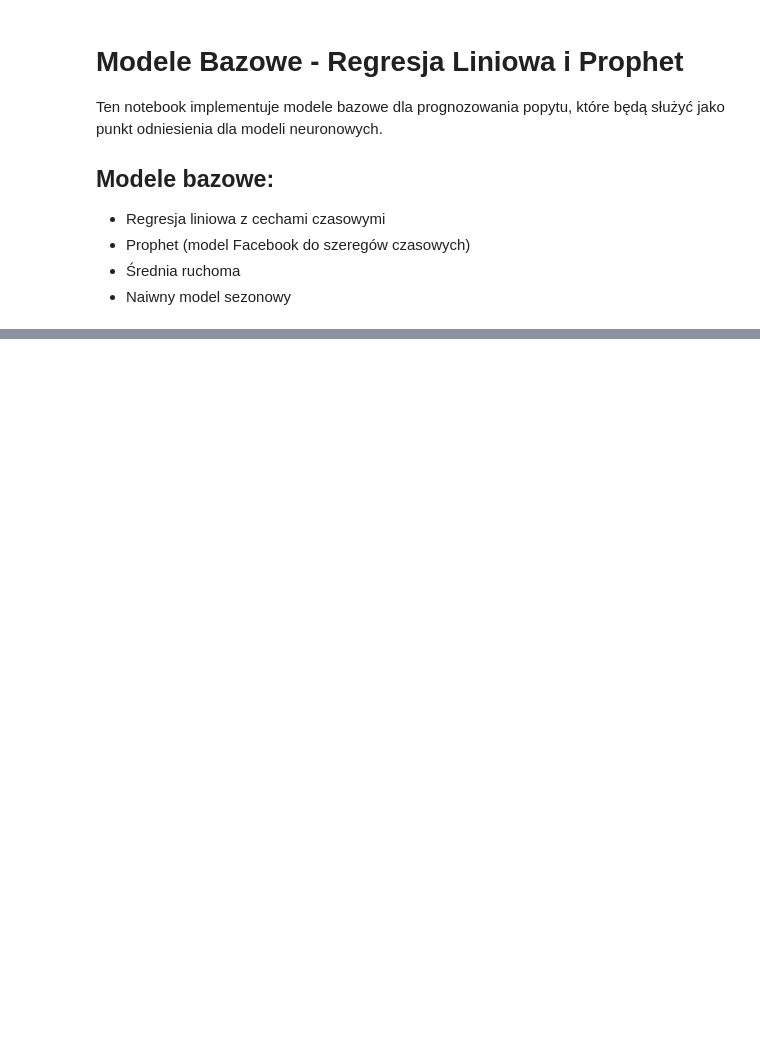
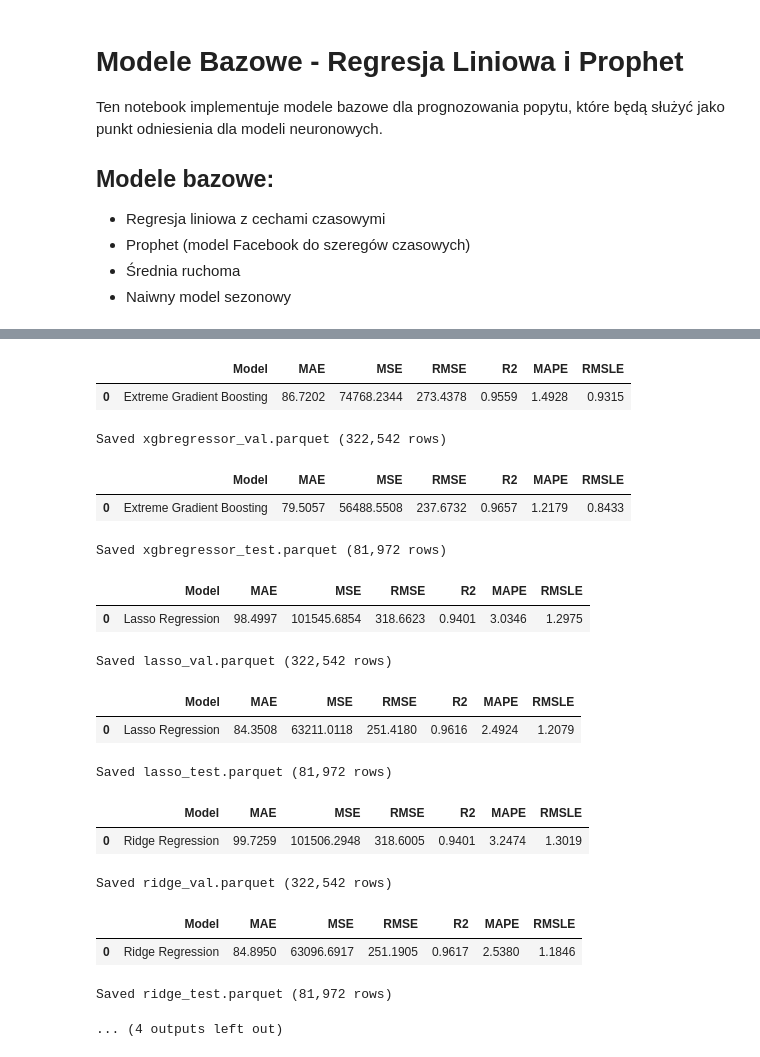
Before and after one commit to mszal449/Commerce-Stock-Prediction, a Jupyter notebook: notebooks/03_baseline_models.ipynb, the cells around one changed output, grey strips where cells are left out. Drawn from its saved outputs; the diff is of its cells as text; code cells hidden in the pictures; blank space fills up the shorter version.

```diff
--- a/notebooks/03_baseline_models.ipynb
+++ b/notebooks/03_baseline_models.ipynb
@@ -33,2 +136,36 @@ sys.path.append('../src')
 # %%
-# Przygotowanie danych dla Prophet (ds, y)
+for m in best_models:
+    name = m.__class__.__name__
+    run  = f"{name}_{uuid.uuid4().hex[:6]}"
+
+    # ----- validation -----
+    pred_val = exp.predict_model(m, data=val_df)["prediction_label"]
+    log(name, run, "val", val_df[target], pred_val)
+    dump_preds(name, "val", val_df["date"], val_df[target], pred_val)
+
+    # ----- test -----
+    pred_test = exp.predict_model(m, data=test_df)["prediction_label"]
+    log(name, run, "test", test_df[target], pred_test)
+    dump_preds(name, "test", test_df["date"], test_df[target], pred_test)
+
+print("Metrics appended to results.csv  |  predictions written to /predictions")
+# %% [output]
+|  | Model | MAE | MSE | RMSE | R2 | MAPE | RMSLE |
+| 0 | Extreme Gradient Boosting | 86.7202 | 74768.2344 | 273.4378 | 0.9559 | 1.4928 | 0.9315 |
+Saved xgbregressor_val.parquet (322,542 rows)
+|  | Model | MAE | MSE | RMSE | R2 | MAPE | RMSLE |
+| 0 | Extreme Gradient Boosting | 79.5057 | 56488.5508 | 237.6732 | 0.9657 | 1.2179 | 0.8433 |
+Saved xgbregressor_test.parquet (81,972 rows)
+|  | Model | MAE | MSE | RMSE | R2 | MAPE | RMSLE |
+| 0 | Lasso Regression | 98.4997 | 101545.6854 | 318.6623 | 0.9401 | 3.0346 | 1.2975 |
+Saved lasso_val.parquet (322,542 rows)
+|  | Model | MAE | MSE | RMSE | R2 | MAPE | RMSLE |
+| 0 | Lasso Regression | 84.3508 | 63211.0118 | 251.4180 | 0.9616 | 2.4924 | 1.2079 |
+Saved lasso_test.parquet (81,972 rows)
+|  | Model | MAE | MSE | RMSE | R2 | MAPE | RMSLE |
+| 0 | Ridge Regression | 99.7259 | 101506.2948 | 318.6005 | 0.9401 | 3.2474 | 1.3019 |
+Saved ridge_val.parquet (322,542 rows)
+|  | Model | MAE | MSE | RMSE | R2 | MAPE | RMSLE |
+| 0 | Ridge Regression | 84.8950 | 63096.6917 | 251.1905 | 0.9617 | 2.5380 | 1.1846 |
+Saved ridge_test.parquet (81,972 rows)
+... (4 outputs left out)
```
Also changed, not shown: parts of 20 cells of this notebook, 1 other file.
